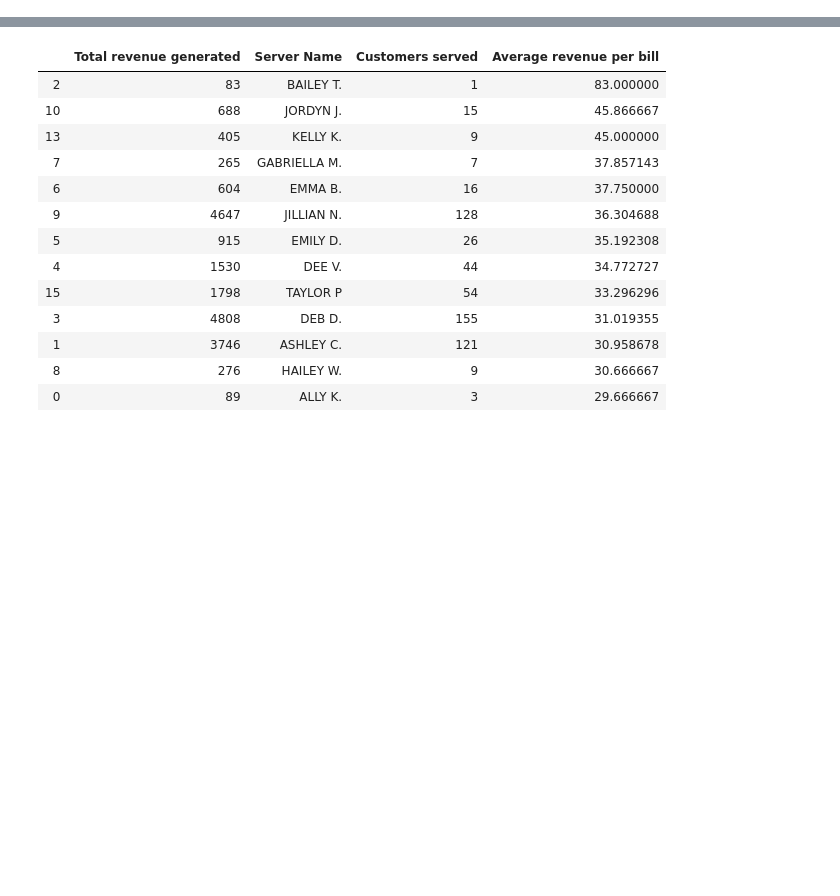
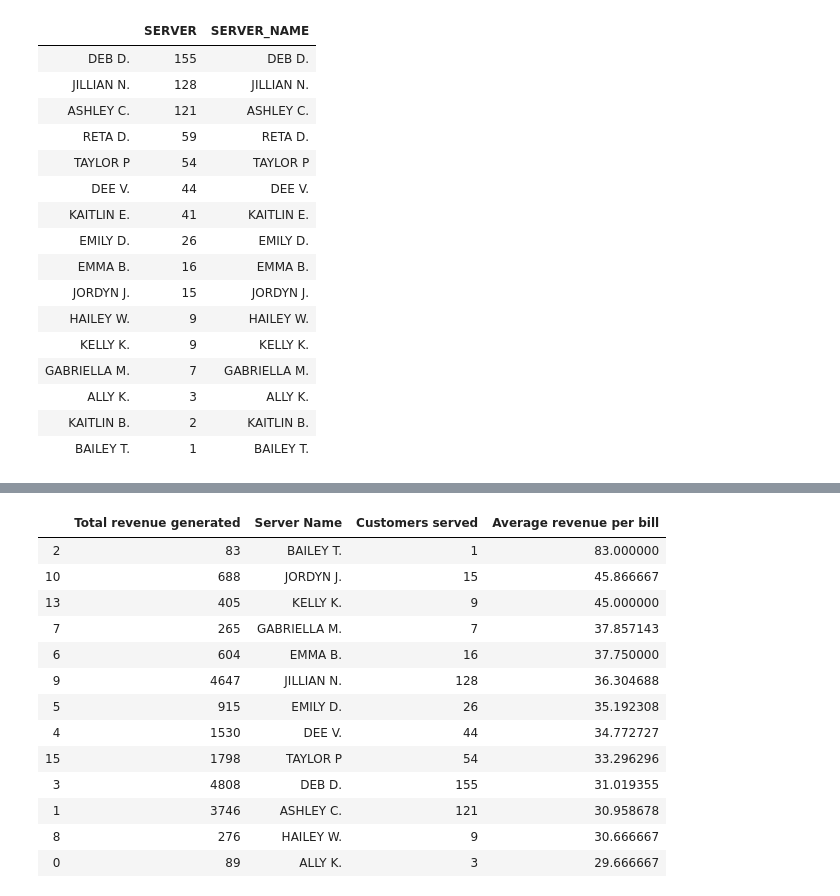
Before and after one commit to RohitBhalerao/Collaboration-Project, a Jupyter notebook: Rohit - Server performances.ipynb, the cells around one changed output, grey strips where cells are left out. Cells and saved outputs as stored; diff of their text form; code cells hidden in the pictures; blank space fills up the shorter version.

```diff
--- a/Rohit - Server performances.ipynb
+++ b/Rohit - Server performances.ipynb
@@ -32,8 +96,26 @@ df6.columns = ['server_name','num_of_bills']
 # %%
 df6 = df6.to_frame()
 df6['SERVER_NAME']=df6.index
-
+df6
 #Server name and number of bills generated by the server#
+# %% [output]
+|  | SERVER | SERVER_NAME |
+| DEB D. | 155 | DEB D. |
+| JILLIAN N. | 128 | JILLIAN N. |
+| ASHLEY C. | 121 | ASHLEY C. |
+| RETA D. | 59 | RETA D. |
+| TAYLOR P | 54 | TAYLOR P |
+| DEE V. | 44 | DEE V. |
+| KAITLIN E. | 41 | KAITLIN E. |
+| EMILY D. | 26 | EMILY D. |
+| EMMA B. | 16 | EMMA B. |
+| JORDYN J. | 15 | JORDYN J. |
+| HAILEY W. | 9 | HAILEY W. |
+| KELLY K. | 9 | KELLY K. |
+| GABRIELLA M. | 7 | GABRIELLA M. |
+| ALLY K. | 3 | ALLY K. |
+| KAITLIN B. | 2 | KAITLIN B. |
+| BAILEY T. | 1 | BAILEY T. |
 # %%
 df7 = pd.merge(df5, df6, on='SERVER_NAME', how='outer')
 # %%
```
Also changed, not shown: parts of 11 cells of this notebook, 11 other files.
